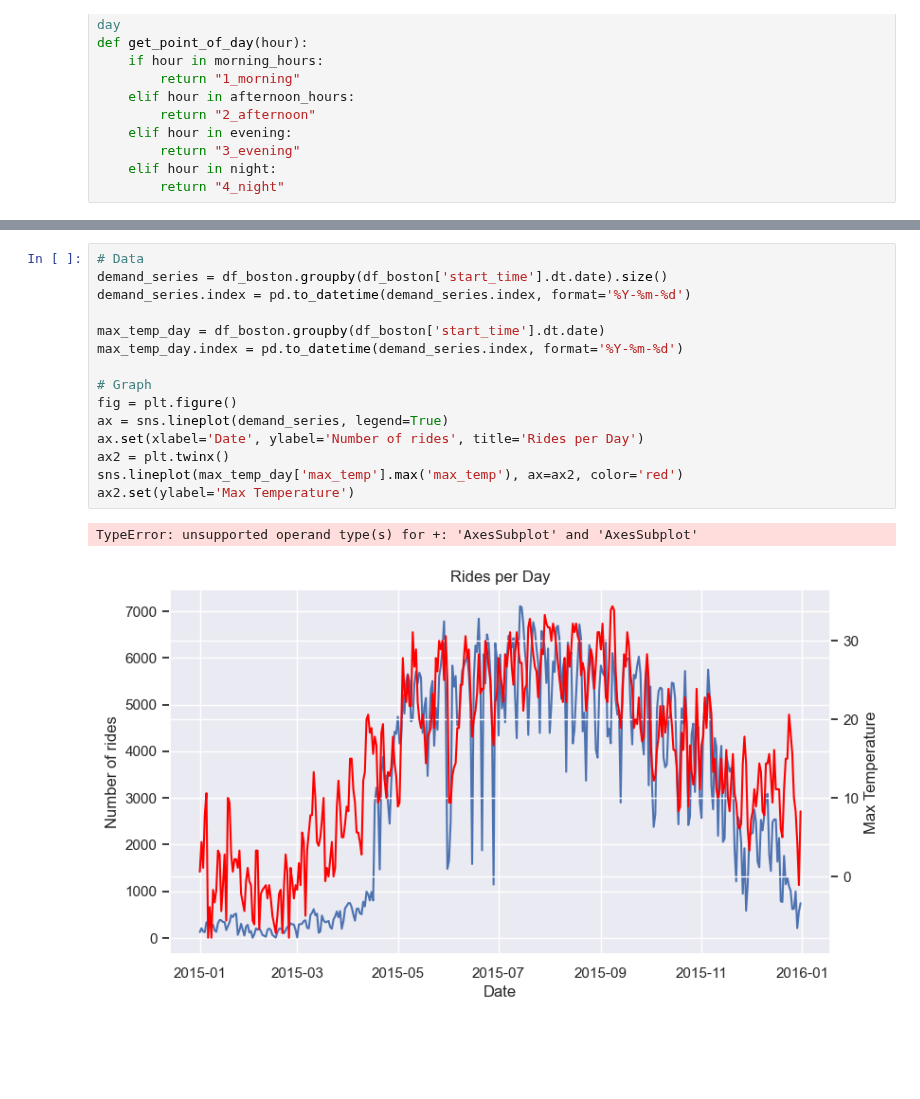
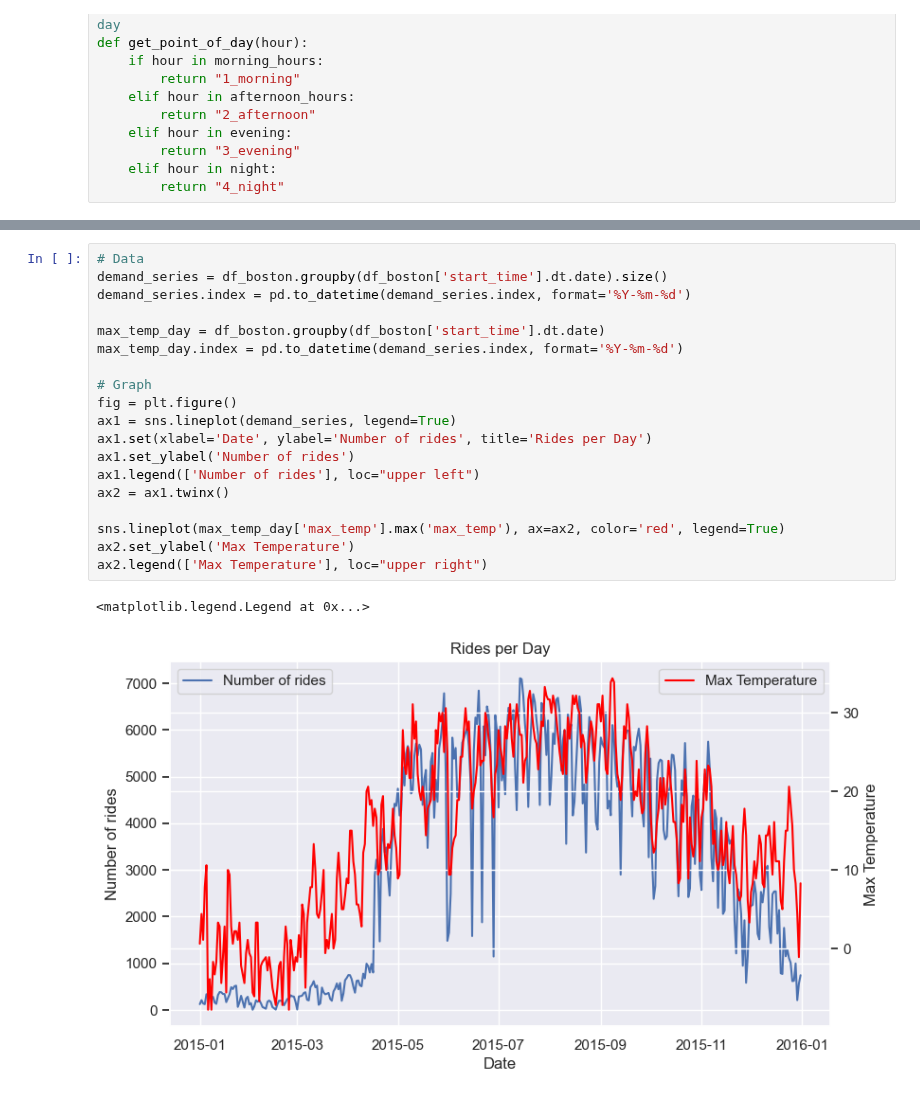
Before and after one commit to RavenRudi/AA_Group16, a Jupyter notebook: time_demand_patterns.ipynb, the cells around one changed output, grey strips where cells are left out. Cells and saved outputs as stored; diff of their text form; blank space fills up the shorter version.

```diff
--- a/time_demand_patterns.ipynb
+++ b/time_demand_patterns.ipynb
@@ -52,18 +53,22 @@ def get_point_of_day(hour):
 # %%
 # Data
 demand_series = df_boston.groupby(df_boston['start_time'].dt.date).size()
 demand_series.index = pd.to_datetime(demand_series.index, format='%Y-%m-%d')
 
 max_temp_day = df_boston.groupby(df_boston['start_time'].dt.date)
 max_temp_day.index = pd.to_datetime(demand_series.index, format='%Y-%m-%d')
 
 # Graph
 fig = plt.figure()
-ax = sns.lineplot(demand_series, legend=True)
-ax.set(xlabel='Date', ylabel='Number of rides', title='Rides per Day')
-ax2 = plt.twinx()
-sns.lineplot(max_temp_day['max_temp'].max('max_temp'), ax=ax2, color='red')
-ax2.set(ylabel='Max Temperature')
+ax1 = sns.lineplot(demand_series, legend=True)
+ax1.set(xlabel='Date', ylabel='Number of rides', title='Rides per Day')
+ax1.set_ylabel('Number of rides')
+ax1.legend(['Number of rides'], loc="upper left")
+ax2 = ax1.twinx()
+
+sns.lineplot(max_temp_day['max_temp'].max('max_temp'), ax=ax2, color='red', legend=True)
+ax2.set_ylabel('Max Temperature')
+ax2.legend(['Max Temperature'], loc="upper right")
 # %% [output]
-TypeError: unsupported operand type(s) for +: 'AxesSubplot' and 'AxesSubplot'
+<matplotlib.legend.Legend at 0x...>
-[figure, old version]
+[figure, new version]
```
Also changed, not shown: parts of 17 cells of this notebook.
